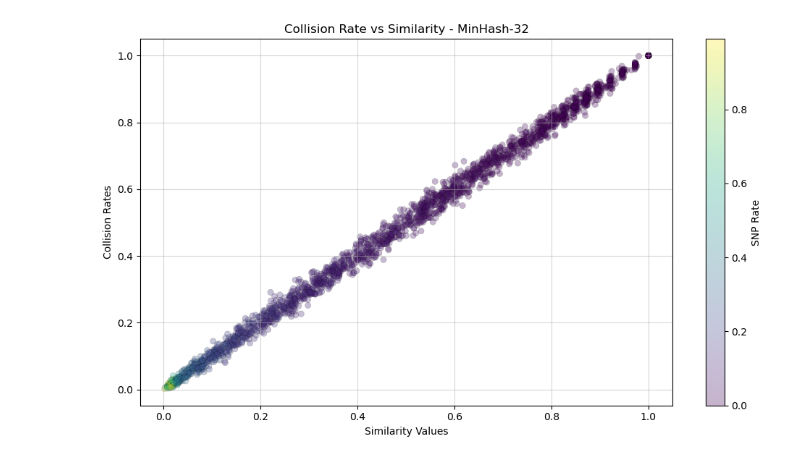
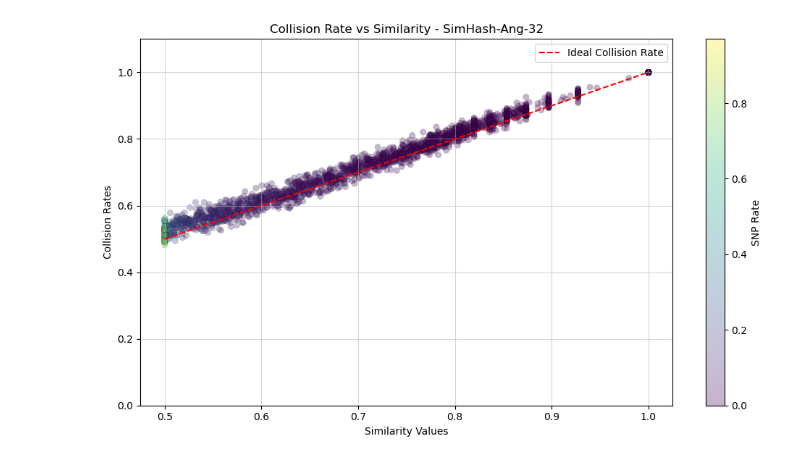
Before and after one commit to bpanda-dev/BioHasher, a Jupyter notebook: analysis/plots.ipynb, the cells around one changed output. Cells and saved outputs as stored; diff of their text form; code cells hidden in the pictures.

```diff
--- a/analysis/plots.ipynb
+++ b/analysis/plots.ipynb
@@ -59,23 +59,25 @@ def read_collision_data_complete(filename):
     return sections, pd.DataFrame(data_rows)
 # %%
 # sections,df =  read_collision_data_complete("/home/dynamics/bikram/BioHasher/results/collisionResults_OneBaseSamplingHash-32.csv")
-sections,df =  read_collision_data_complete("/home/dynamics/bikram/BioHasher/results/collisionResults_MinHash-32.csv")
+# sections,df =  read_collision_data_complete("/home/dynamics/bikram/BioHasher/results/collisionResults_MinHash-32.csv")
+sections,df =  read_collision_data_complete("/home/dynamics/bikram/BioHasher/results/collisionResults_SimHash-Ang-32.csv")
 # %%
 for idx, row in df.iterrows():
     x_values = row['similarity_values']
     y_values = row['collision_rates']
     label_values = row['snp_rate']
-
     plt.figure(figsize=(10, 6))
+    plt.ylim(0, 1.1)
     plt.grid(True, alpha=0.5)
     plt.scatter(x_values, y_values, c=label_values, cmap='viridis', alpha=0.3, edgecolors='black', linewidth=0.3)
     plt.colorbar(label='SNP Rate')
     plt.xlabel('Similarity Values')
     plt.ylabel('Collision Rates')
     plt.title(f"Collision Rate vs Similarity - {row['hashname']}")
-
+    plt.plot([0.5, 1], [0.5, 1], 'r--', label='Ideal Collision Rate')
+    plt.legend()
 
     plt.tight_layout()
     plt.show()
 # %% [output]
-[figure, old version]
+[figure, new version]
```
Also changed, not shown: parts of 3 cells of this notebook, 11 other files.
